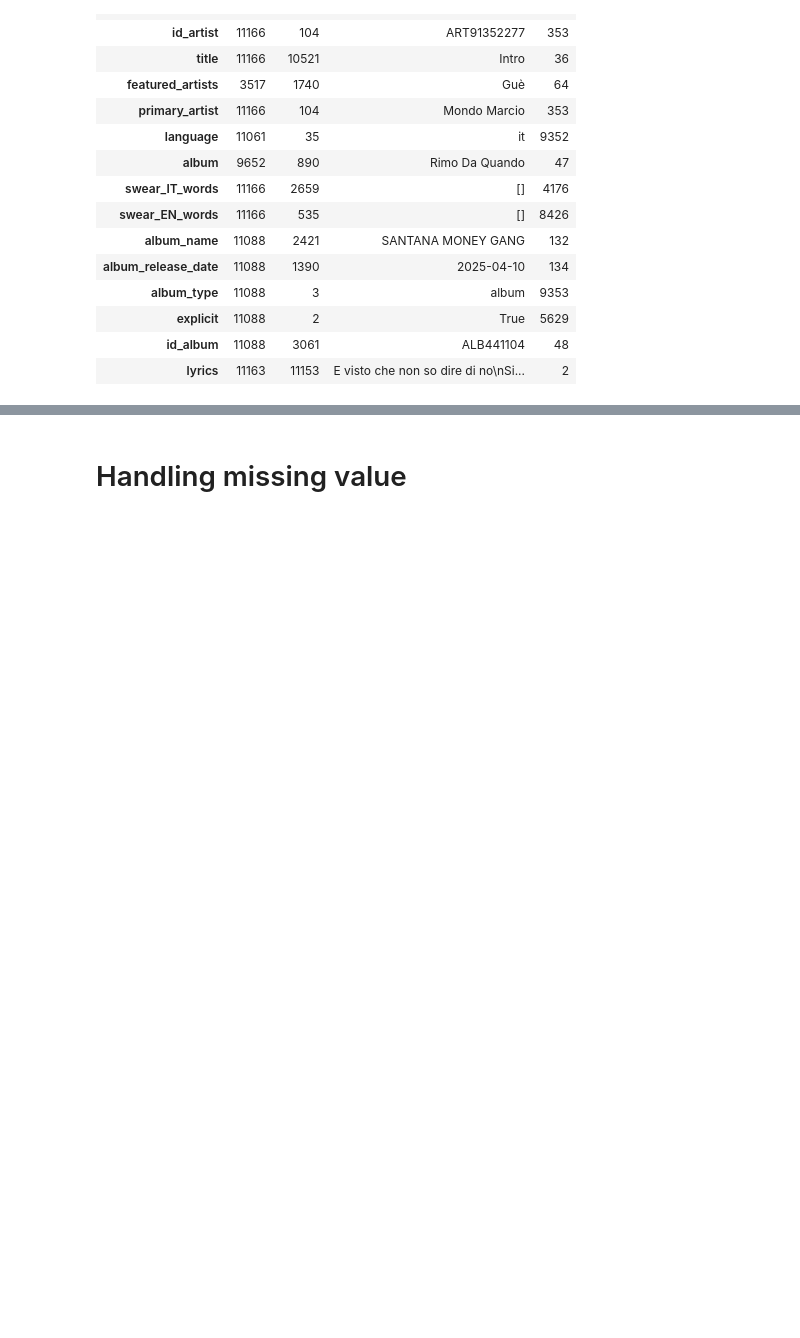
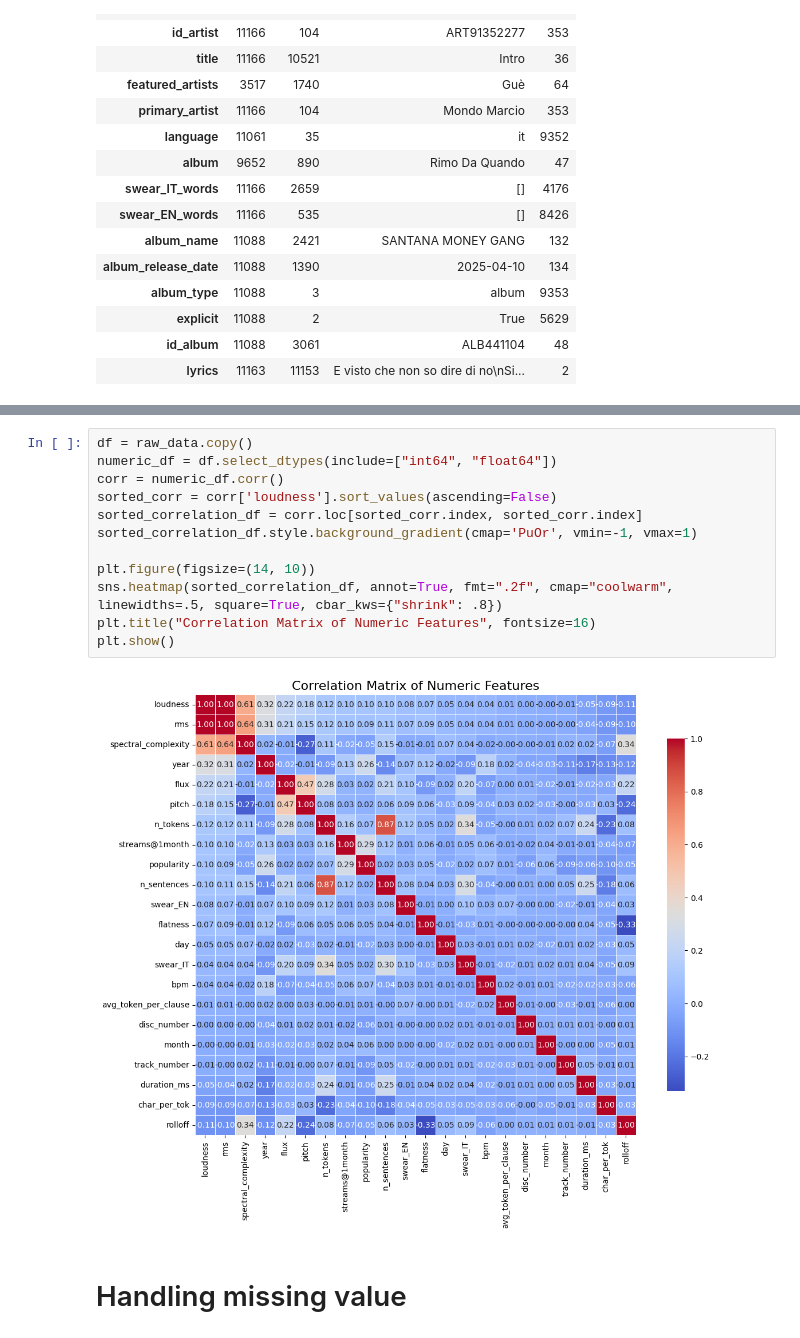
Before and after one commit to Ankit-Bhagat851/DSS-Project, a Jupyter notebook: Chi/tracks_understanding.ipynb, the cells around one changed output, grey strips where cells are left out. Cells and saved outputs as stored; diff of their text form; blank space fills up the shorter version.

```diff
--- a/Chi/tracks_understanding.ipynb
+++ b/Chi/tracks_understanding.ipynb
@@ -202,6 +209,20 @@ raw_data.describe(include="all").T
 | id_album | 11088 | 3061 | ALB441104 | 48 | NaN | NaN | NaN | NaN | NaN | NaN | NaN |
 | lyrics | 11163 | 11153 | E visto che non so dire di no\nSi... | 2 | NaN | NaN | NaN | NaN | NaN | NaN | NaN |
 | streams@1month | 11166.0 | NaN | NaN | NaN | 18217.368888 | 39032.010497 | 4011.0 | 4835.0 | 5644.5 | 14239.25 | 1501925.0 |
+# %%
+df = raw_data.copy()
+numeric_df = df.select_dtypes(include=["int64", "float64"])
+corr = numeric_df.corr()
+sorted_corr = corr['loudness'].sort_values(ascending=False)
+sorted_correlation_df = corr.loc[sorted_corr.index, sorted_corr.index]
+sorted_correlation_df.style.background_gradient(cmap='PuOr', vmin=-1, vmax=1)
+
+plt.figure(figsize=(14, 10))
+sns.heatmap(sorted_correlation_df, annot=True, fmt=".2f", cmap="coolwarm", linewidths=.5, square=True, cbar_kws={"shrink": .8})
+plt.title("Correlation Matrix of Numeric Features", fontsize=16)
+plt.show()
+# %% [output]
+[figure, added]
 # %% [markdown]
 # Handling missing value
 # %%
```
Also changed, not shown: parts of 93 cells of this notebook, 3 other files.
